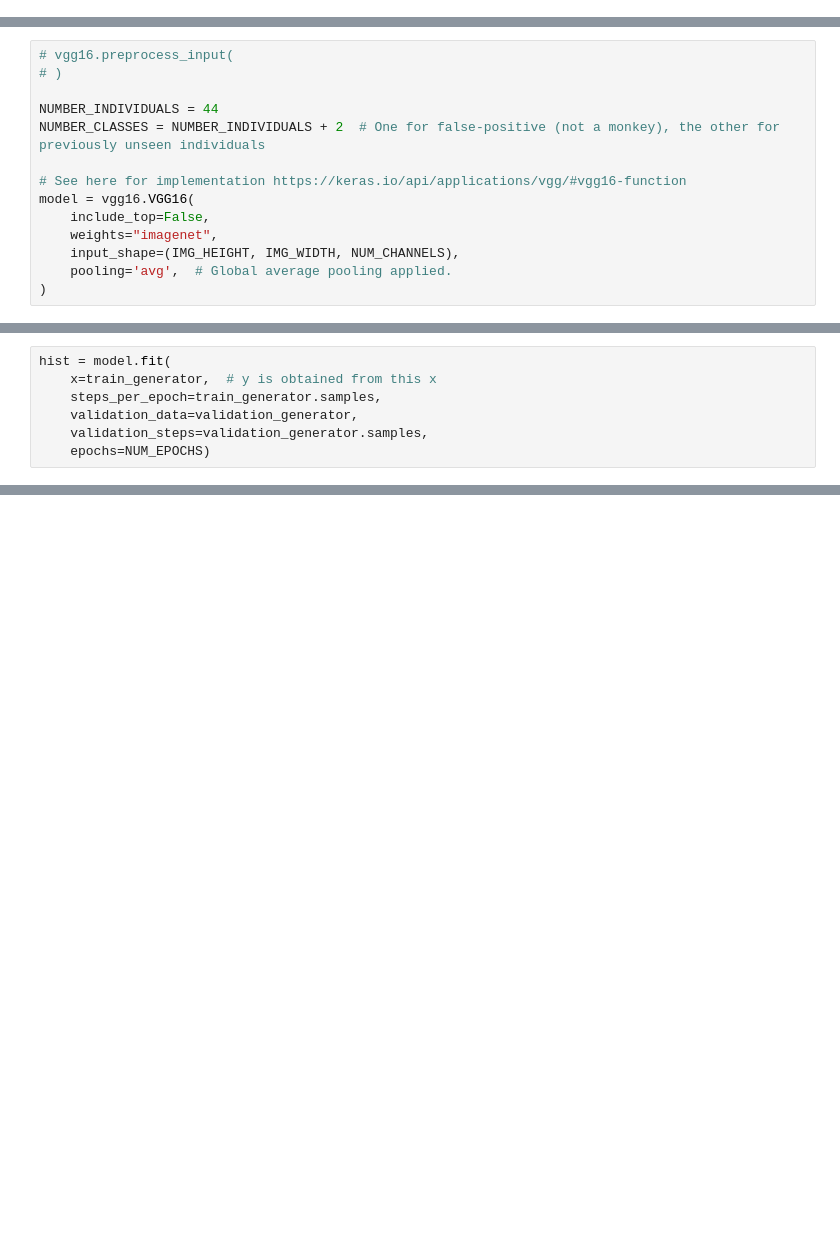
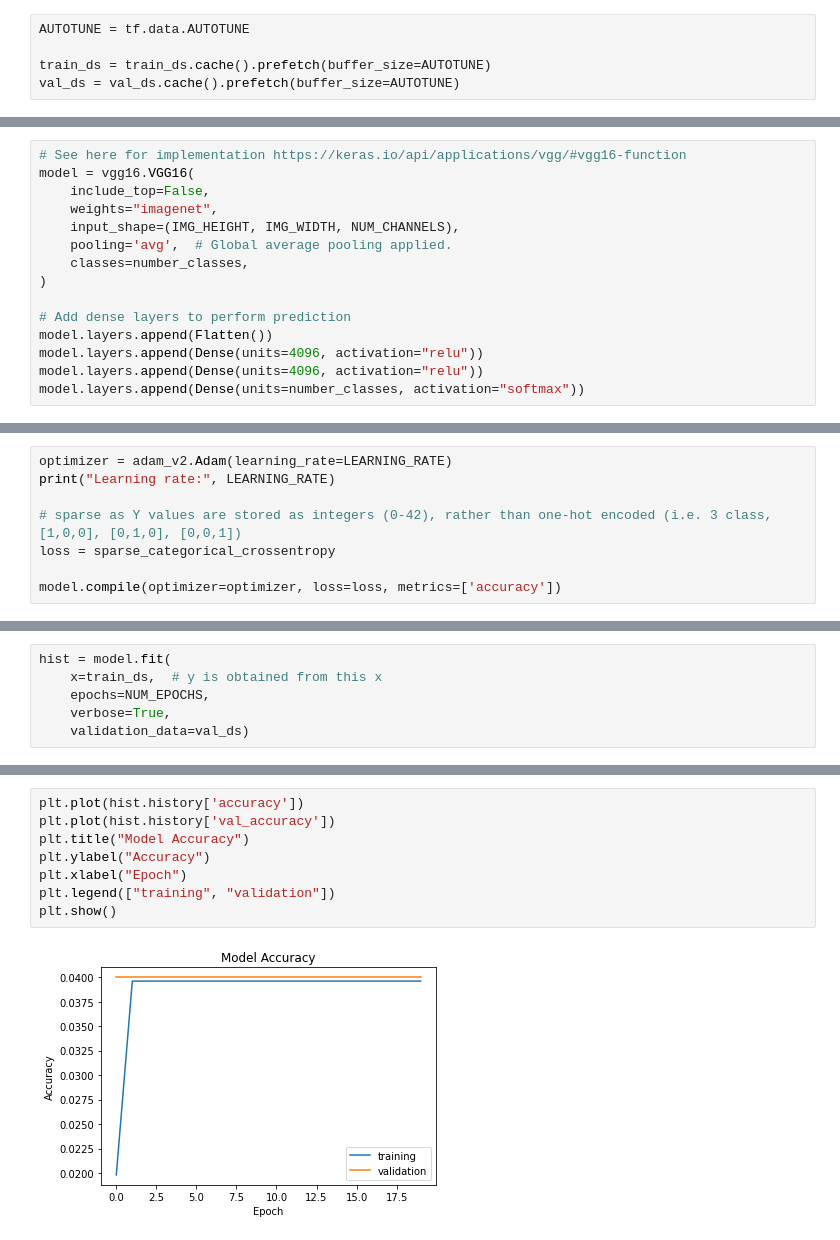
Before and after one commit to acediatic/SquirrelMonkey, a Jupyter notebook: VGG-16.ipynb, the cells around one changed output, grey strips where cells are left out. Cells and saved outputs as stored; diff of their text form; blank space fills up the shorter version.

Commit message:
[feat]: successfully compiles and trains VGG model - Abismal accuracy, probably due to error in preprocessing images.

```diff
--- a/VGG-16.ipynb
+++ b/VGG-16.ipynb
@@ -37,0 +70,5 @@ Found 32 images belonging to 44 classes.
+# %%
+AUTOTUNE = tf.data.AUTOTUNE
+
+train_ds = train_ds.cache().prefetch(buffer_size=AUTOTUNE)
+val_ds = val_ds.cache().prefetch(buffer_size=AUTOTUNE)
@@ -38,14 +84,15 @@ Found 32 images belonging to 44 classes.
 # %%
-# vgg16.preprocess_input(
-# )
-
-NUMBER_INDIVIDUALS = 44
-NUMBER_CLASSES = NUMBER_INDIVIDUALS + 2  # One for false-positive (not a monkey), the other for previously unseen individuals
-
 # See here for implementation https://keras.io/api/applications/vgg/#vgg16-function
 model = vgg16.VGG16(
     include_top=False,
     weights="imagenet",
     input_shape=(IMG_HEIGHT, IMG_WIDTH, NUM_CHANNELS),
     pooling='avg',  # Global average pooling applied.
+    classes=number_classes,
 )
+
+# Add dense layers to perform prediction
+model.layers.append(Flatten())
+model.layers.append(Dense(units=4096, activation="relu"))
+model.layers.append(Dense(units=4096, activation="relu"))
+model.layers.append(Dense(units=number_classes, activation="softmax"))
@@ -58,0 +99,8 @@ model.compile(optimizer=optimizer, loss=loss, metrics=['accuracy'])
+# %%
+optimizer = adam_v2.Adam(learning_rate=LEARNING_RATE)
+print("Learning rate:", LEARNING_RATE)
+
+# sparse as Y values are stored as integers (0-42), rather than one-hot encoded (i.e. 3 class, [1,0,0], [0,1,0], [0,0,1])
+loss = sparse_categorical_crossentropy
+
+model.compile(optimizer=optimizer, loss=loss, metrics=['accuracy'])
@@ -59,8 +109,7 @@ model.compile(optimizer=optimizer, loss=loss, metrics=['accuracy'])
 # %%
 hist = model.fit(
-    x=train_generator,  # y is obtained from this x
-    steps_per_epoch=train_generator.samples,
-    validation_data=validation_generator,
-    validation_steps=validation_generator.samples,
-    epochs=NUM_EPOCHS)
+    x=train_ds,  # y is obtained from this x
+    epochs=NUM_EPOCHS,
+    verbose=True,
+    validation_data=val_ds)
 # %% [output]
@@ -68 +133,11 @@ ImportError: Could not import PIL.Image. The use of `load_img` requires PIL.
+# %%
+plt.plot(hist.history['accuracy'])
+plt.plot(hist.history['val_accuracy'])
+plt.title("Model Accuracy")
+plt.ylabel("Accuracy")
+plt.xlabel("Epoch")
+plt.legend(["training", "validation"])
+plt.show()
+# %% [output]
+[figure, added]
 # %%
```
Also changed, not shown: parts of 14 cells of this notebook.
